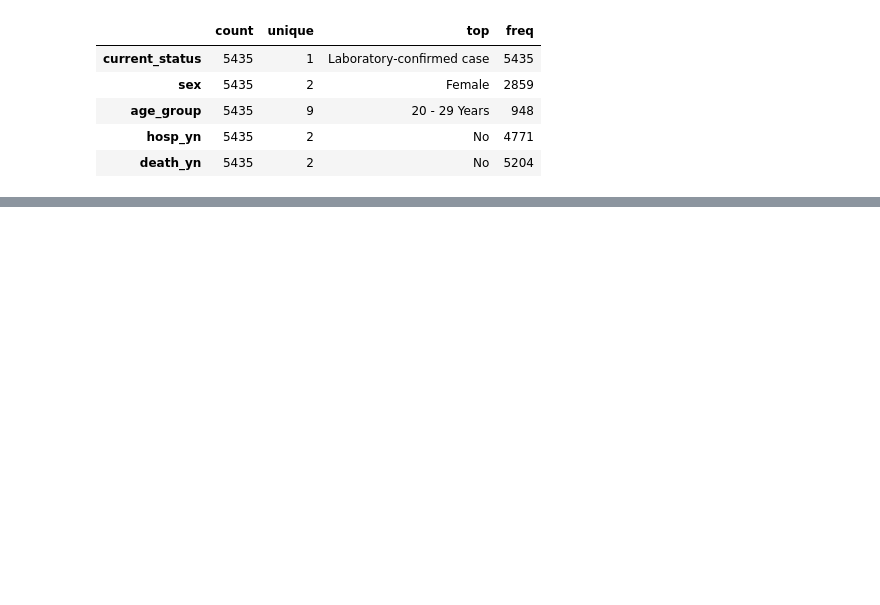
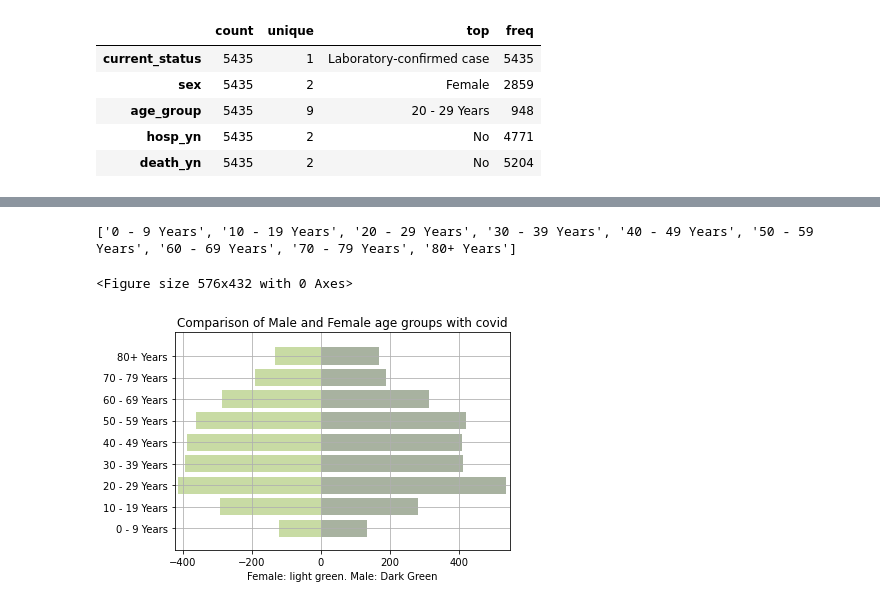
Before and after one commit to Jamtd1/DataAnalytics-Data-Analysing, a Jupyter notebook: Assignment 1/Homework1/2020-Homework1-Notebook-Cont.ipynb, the cells around one changed output, grey strips where cells are left out. Saved outputs shown, nothing was run; the diff lists cells and outputs as text; code cells hidden in the pictures; blank space fills up the shorter version.

Commit message:
completed a back-to-bak bar plot of the age vs sex of the people who are confirmed positive

```diff
--- a/Assignment 1/Homework1/2020-Homework1-Notebook-Cont.ipynb
+++ b/Assignment 1/Homework1/2020-Homework1-Notebook-Cont.ipynb
@@ -925,0 +1003,10 @@ df.select_dtypes(['category']).describe().T
+# %%
+sex_vs_age_dict = {}
+i = 0
+for age in age_list:
+    sex_vs_age_dict[age] = fage_mage_lists[i]
+    i += 1
+
+#print(sex_vs_age_dict)
+# %%
+sex_vs_age_df = pd.DataFrame.from_dict(sex_vs_age_dict)
@@ -925,0 +1019,3 @@ df.select_dtypes(['category']).describe().T
+# %%
+x1 = sex_vs_age_df.iloc[0, 0:]
+x2 = sex_vs_age_df.iloc[1, 0:]
@@ -925,0 +1043,29 @@ df.select_dtypes(['category']).describe().T
+# %%
+bar_labels = age_list
+# %%
+print(bar_labels)
+# %% [output]
+['0 - 9 Years', '10 - 19 Years', '20 - 29 Years', '30 - 39 Years', '40 - 49 Years', '50 - 59 Years', '60 - 69 Years', '70 - 79 Years', '80+ Years']
+# %%
+fig = plt.figure(figsize=(8,6))
+# %% [output]
+<Figure size 576x432 with 0 Axes>
+# %%
+y_pos = np.arange(len(x1))
+y_pos = [x for x in y_pos]
+plt.yticks(y_pos, bar_labels, fontsize=10)
+
+
+plt.barh(y_pos, x1, align='center', alpha=0.4, color='#263F13')
+
+plt.barh(y_pos, -x2, align='center', alpha=0.4, color='#77A61D')
+
+plt.xlabel('Female: light green. Male: Dark Green')
+t = plt.title('Comparison of Male and Female age groups with covid')
+plt.ylim([-1, len(x1) +0.1])
+plt.xlim([-max(x2)-10, max(x1)+10])
+plt.grid()
+
+plt.show()
+# %% [output]
+[figure, added]
```
Also changed, not shown: parts of 13 cells of this notebook.
